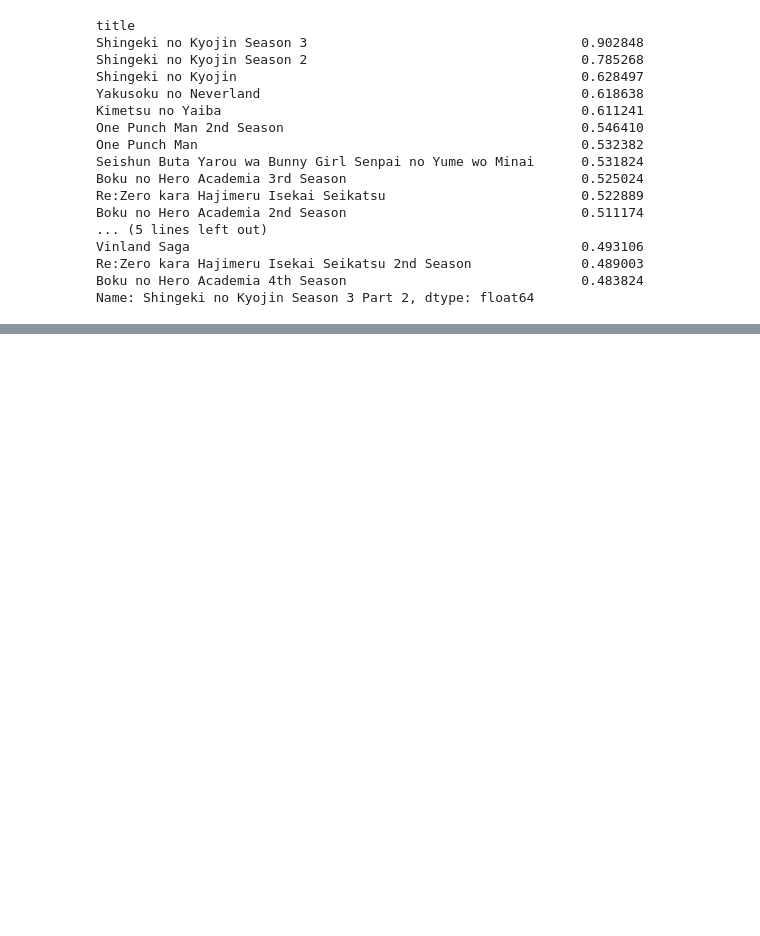
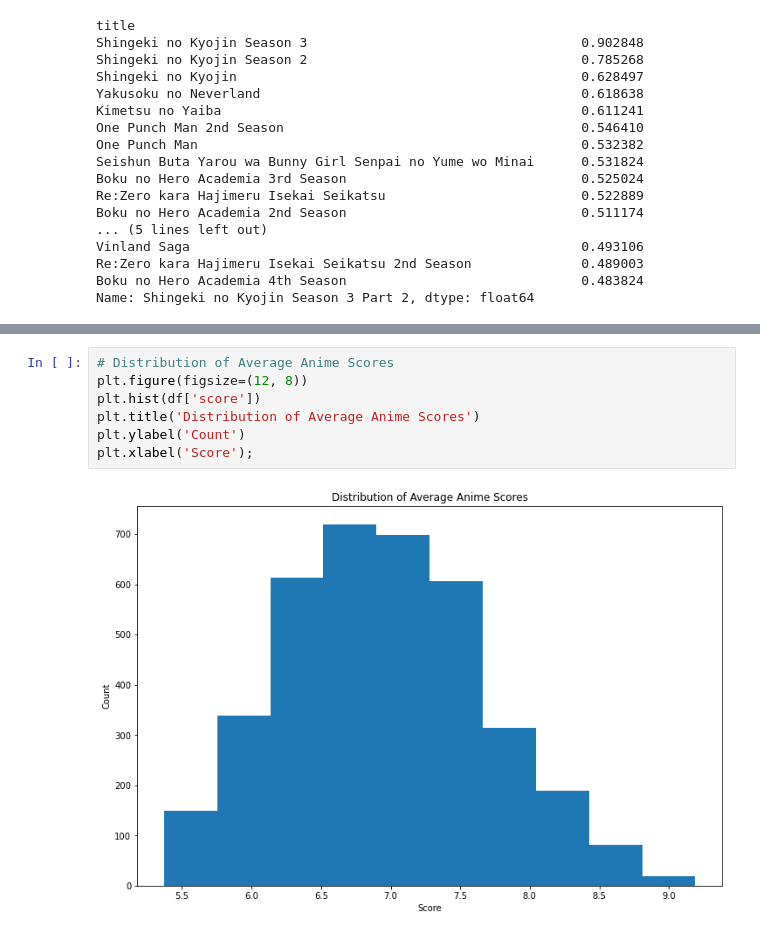
Before and after one commit to junschoi/anime-recommender, a Jupyter notebook: code/notebook.ipynb, the cells around one changed output, grey strips where cells are left out. Drawn from its saved outputs; the diff is of its cells as text; blank space fills up the shorter version.

```diff
--- a/code/notebook.ipynb
+++ b/code/notebook.ipynb
@@ -196,0 +328,9 @@ Name: Shingeki no Kyojin Season 3 Part 2, dtype: float64
+# %%
+# Distribution of Average Anime Scores
+plt.figure(figsize=(12, 8))
+plt.hist(df['score'])
+plt.title('Distribution of Average Anime Scores')
+plt.ylabel('Count')
+plt.xlabel('Score');
+# %% [output]
+[figure, added]
```
Also changed, not shown: parts of 16 cells of this notebook, 13 other files.
